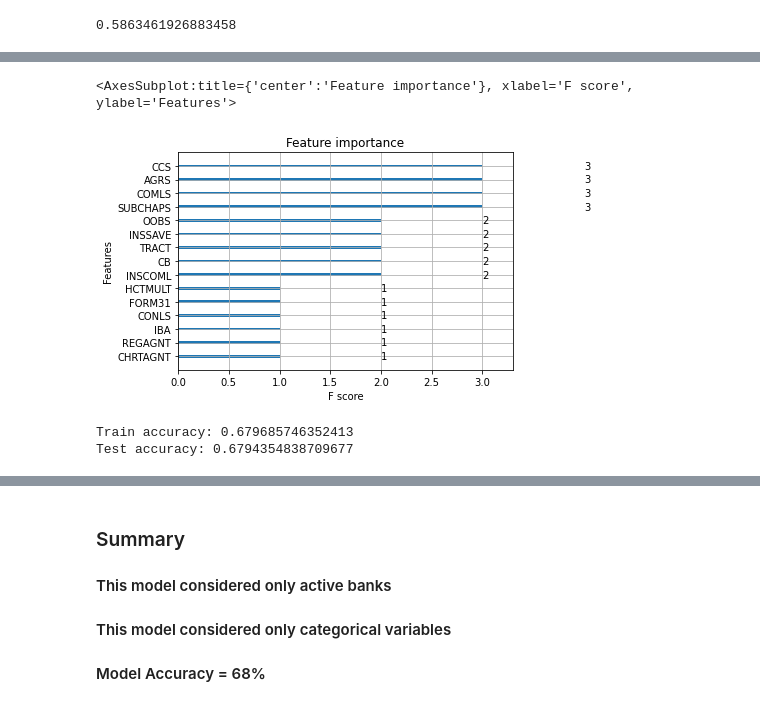
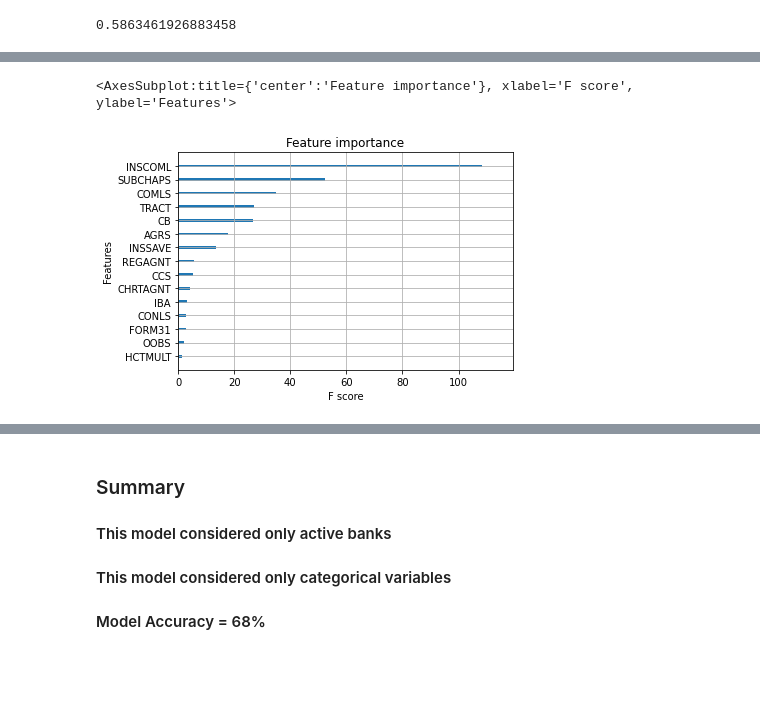
Before and after one commit to tmdrake13/BankFind, a Jupyter notebook: MLModels1&2.ipynb, the cells around one changed output, grey strips where cells are left out. Cells and saved outputs as stored; diff of their text form; code cells hidden in the pictures; blank space fills up the shorter version.

Commit message:
Added SHAP for feature importance and used sklearn for accuracy

```diff
--- a/MLModels1&2.ipynb
+++ b/MLModels1&2.ipynb
@@ -44,7 +46,7 @@ data.head()
 # %%
 #Map all categorical variables to binary indicators if necessary, and map all strings '1's to integers
 cdata = data.drop('SPECGRP', axis = 1)
-cdata['CHRTAGNT'] = data['CHRTAGNT'].map(dict(STATE=1, OCC=0))
+cdata['CHRTAGNT'] = data['CHRTAGNT'].map(lambda x: 1 if x == 'STATE' else 0)
 cdata['MDI_STATUS_DESC'] = data['MDI_STATUS_DESC'].map(lambda x: 0 if x == "NONE" else 1)
 cdata['REGAGNT'] = data['REGAGNT'].map(lambda x: 0 if x == "FDIC" else 1)
 cdata['COMLS'] = data['SPECGRP'].map(lambda x: 1 if x == 4 else 0)
@@ -105,37 +107,8 @@ bst = xgb.train(param, dtrain, num_round)
 #generate predictions based on model for test dataset
 preds = bst.predict(dtest)
 # %%
-#plot feature importance
-xgb.plot_importance(bst)
+#plot default feature importance - not as good as shap output
+xgb.plot_importance(bst, importance_type = 'gain', show_values = False)
 # %% [output]
 <AxesSubplot:title={'center':'Feature importance'}, xlabel='F score', ylabel='Features'>
-[figure, old version]
+[figure, new version]
-# %%
-#print both train and test accuracy
-#higher accuracy obviously better
-#but we also want test/train accuracy to be relatively close
-#this ensures our model does not overfit
-test_count = 0
-
-for i in range(len(test)):
-    if preds[i] >= .5:
-        pred = 1
-    else:
-        pred = 0
-    if pred == test_targets[i]:
-        test_count+=1
-
-train_preds = bst.predict(dtrain)
-train_count = 0
-for i in range(len(train)):
-    if train_preds[i] >= .5:
-        pred = 1
-    else:
-        pred = 0
-    if pred == train_targets[i]:
-        train_count+=1
-
-print(f'Train accuracy: {train_count / len(train)}\nTest accuracy: {test_count/ len(test)}')
-# %% [output]
-Train accuracy: 0.679685746352413
-Test accuracy: 0.6794354838709677
```
Also changed, not shown: parts of 9 cells of this notebook, 3 other files.
